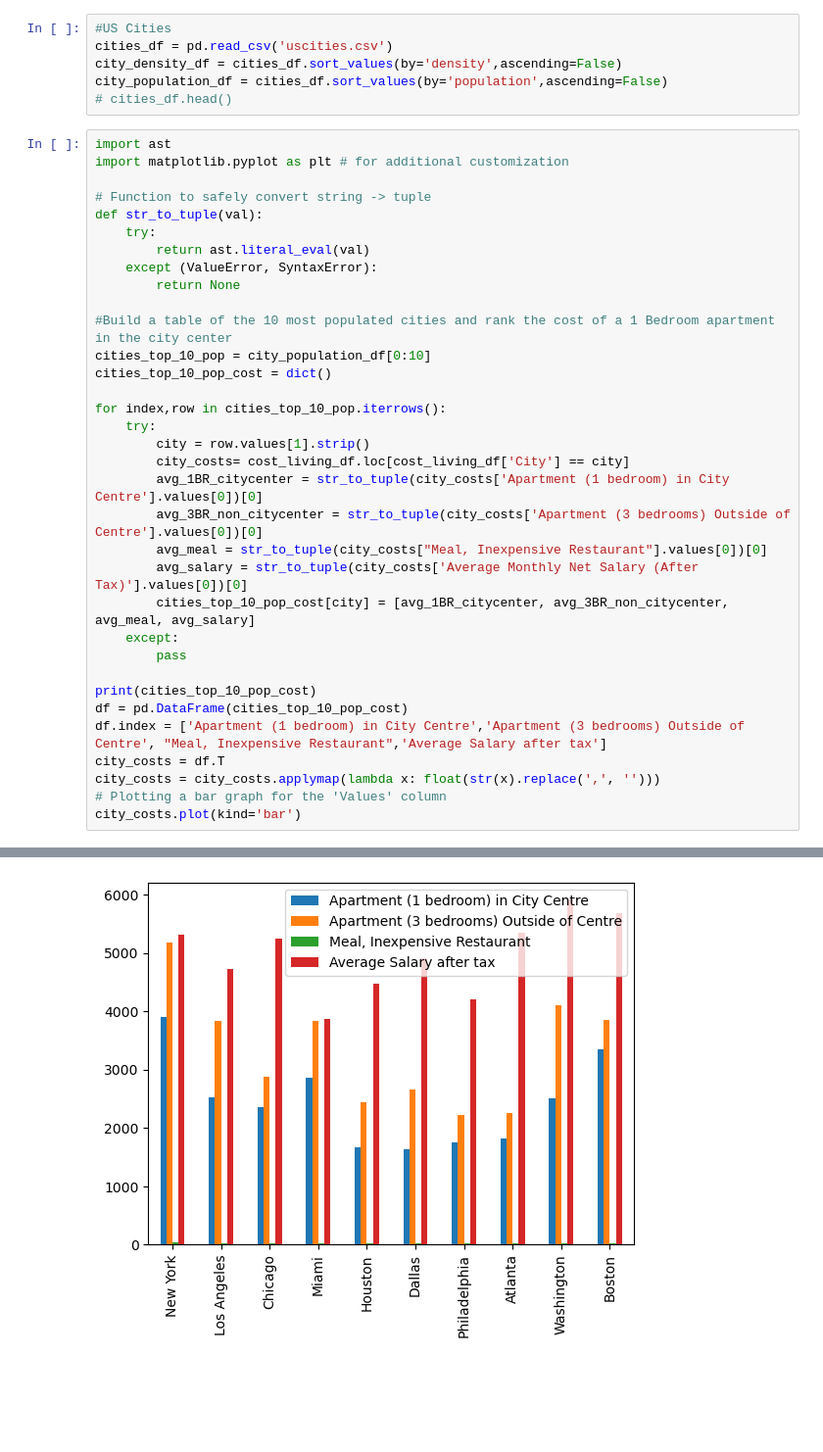
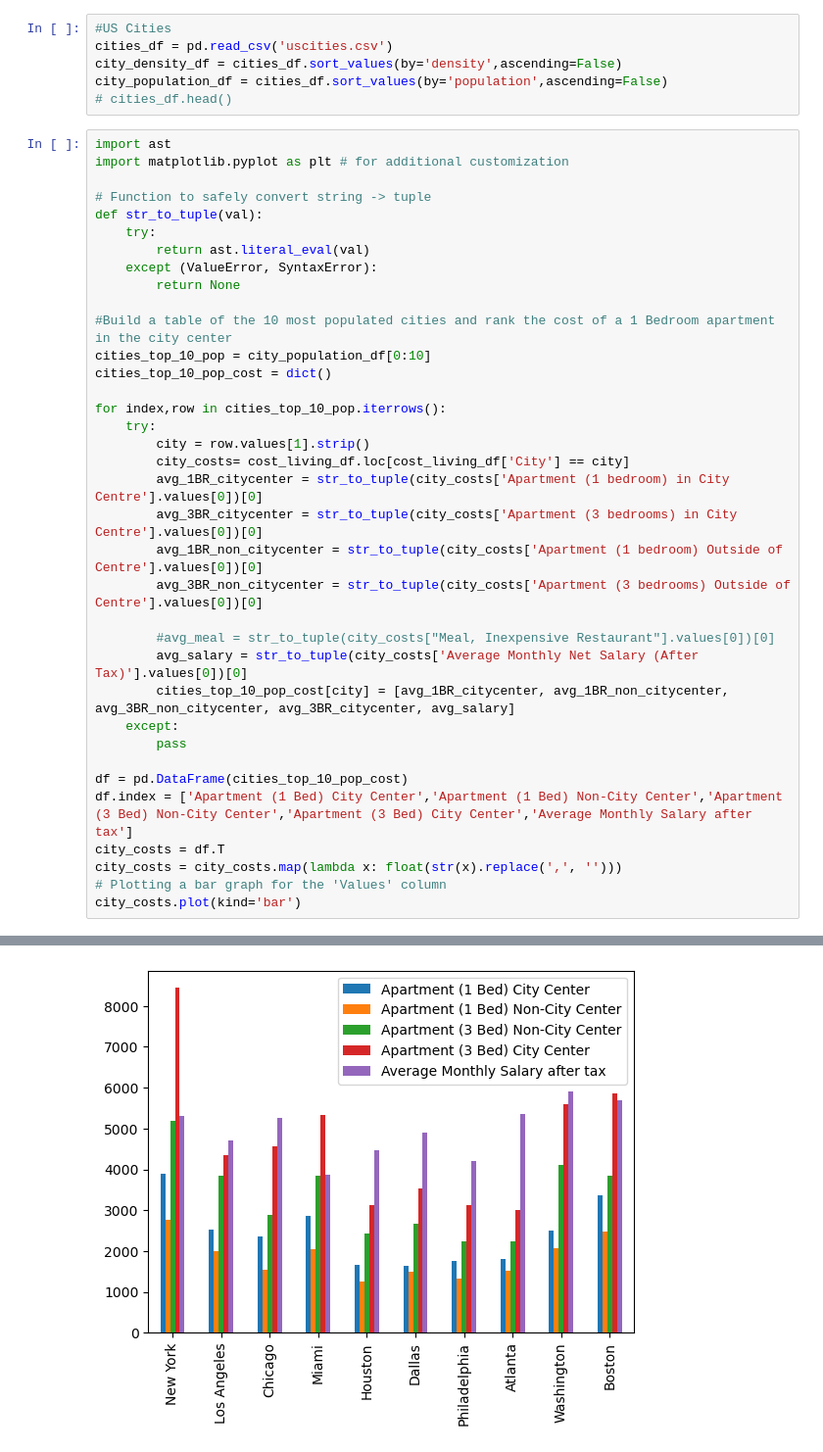
Before and after one commit to michaelyiu1/Cost_of_Living_Project, a Jupyter notebook: data_visualization.ipynb, the cells around one changed output, grey strips where cells are left out. Shown: that part at 98% size. Drawn from its saved outputs; the diff is of its cells as text; blank space fills up the shorter version.

Commit message:
updated graph for just rental prices

```diff
--- a/data_visualization.ipynb
+++ b/data_visualization.ipynb
@@ -40,18 +40,20 @@ for index,row in cities_top_10_pop.iterrows():
         city = row.values[1].strip()
         city_costs= cost_living_df.loc[cost_living_df['City'] == city]
         avg_1BR_citycenter = str_to_tuple(city_costs['Apartment (1 bedroom) in City Centre'].values[0])[0]
+        avg_3BR_citycenter = str_to_tuple(city_costs['Apartment (3 bedrooms) in City Centre'].values[0])[0]
+        avg_1BR_non_citycenter = str_to_tuple(city_costs['Apartment (1 bedroom) Outside of Centre'].values[0])[0]
         avg_3BR_non_citycenter = str_to_tuple(city_costs['Apartment (3 bedrooms) Outside of Centre'].values[0])[0]
-        avg_meal = str_to_tuple(city_costs["Meal, Inexpensive Restaurant"].values[0])[0]
+
+        #avg_meal = str_to_tuple(city_costs["Meal, Inexpensive Restaurant"].values[0])[0]
         avg_salary = str_to_tuple(city_costs['Average Monthly Net Salary (After Tax)'].values[0])[0]
-        cities_top_10_pop_cost[city] = [avg_1BR_citycenter, avg_3BR_non_citycenter, avg_meal, avg_salary]
+        cities_top_10_pop_cost[city] = [avg_1BR_citycenter, avg_1BR_non_citycenter, avg_3BR_non_citycenter, avg_3BR_citycenter, avg_salary]
     except:
         pass
 
-print(cities_top_10_pop_cost)
 df = pd.DataFrame(cities_top_10_pop_cost)
-df.index = ['Apartment (1 bedroom) in City Centre','Apartment (3 bedrooms) Outside of Centre', "Meal, Inexpensive Restaurant",'Average Salary after tax']
+df.index = ['Apartment (1 Bed) City Center','Apartment (1 Bed) Non-City Center','Apartment (3 Bed) Non-City Center','Apartment (3 Bed) City Center','Average Monthly Salary after tax']
 city_costs = df.T
-city_costs = city_costs.applymap(lambda x: float(str(x).replace(',', '')))
+city_costs = city_costs.map(lambda x: float(str(x).replace(',', '')))
 # Plotting a bar graph for the 'Values' column
 city_costs.plot(kind='bar')
 # %% [output]
@@ -60 +61 @@ city_costs.plot(kind='bar')
-[figure, old version]
+[figure, new version]
```
Also changed, not shown: parts of 1 cell of this notebook.
